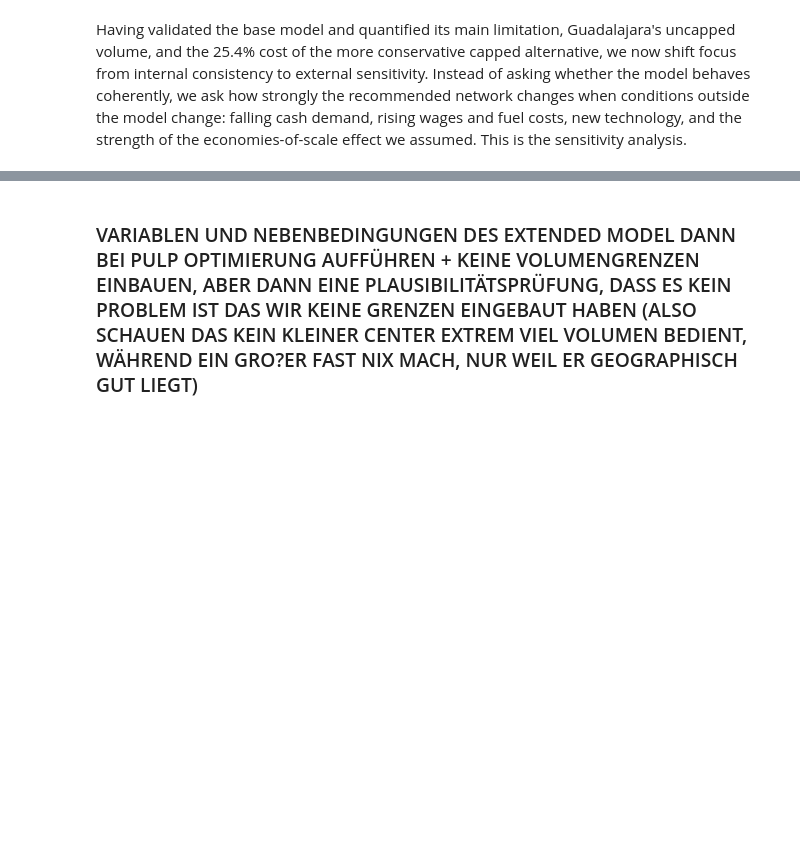
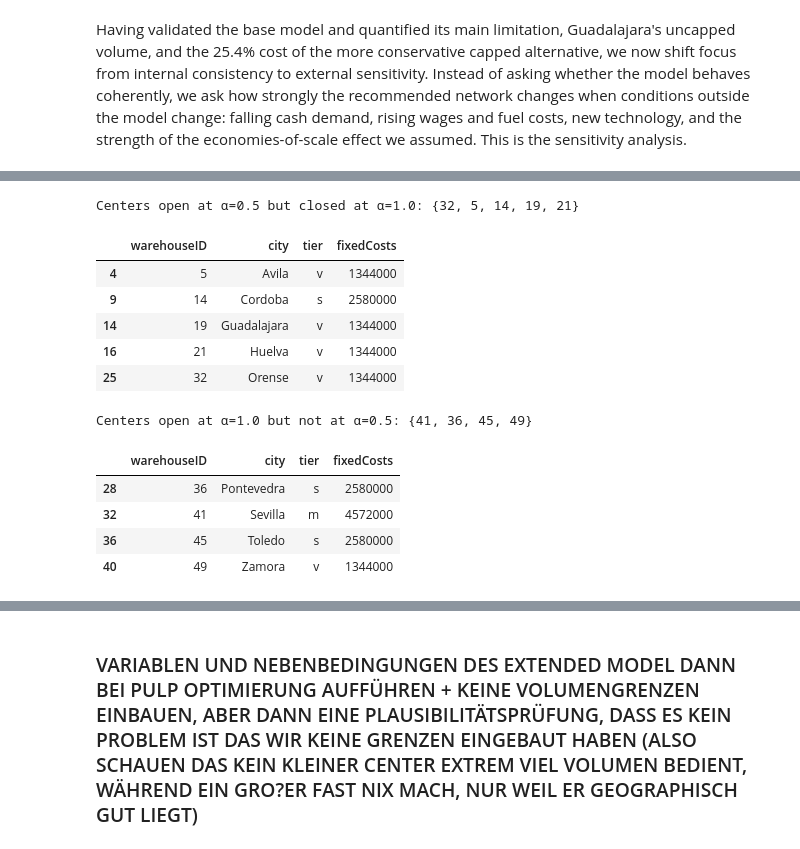
Before and after one commit to TimonLudwig1/case_study_3_d3, a Jupyter notebook: case_study.ipynb, the cells around one changed output, grey strips where cells are left out. Drawn from its saved outputs; the diff is of its cells as text; code cells hidden in the pictures; blank space fills up the shorter version.

```diff
--- a/case_study.ipynb
+++ b/case_study.ipynb
@@ -1271,0 +1334,29 @@ reopen ("close"), and centers whose status depends on the scenario
+# %%
+# Welche Center gehen bei alpha=0.5 vs alpha=1.0 verloren?
+closed_at_high_alpha = set(alpha_results[0.5]["open_centers"]) - set(alpha_results[1.0]["open_centers"])
+print("Centers open at α=0.5 but closed at α=1.0:", closed_at_high_alpha)
+display(warehouses_flat.loc[
+    warehouses_flat["warehouseID"].isin(closed_at_high_alpha),
+    ["warehouseID", "city", "tier", "fixedCosts"]])
+
+opened_at_high_alpha = set(alpha_results[1.0]["open_centers"]) - set(alpha_results[0.5]["open_centers"])
+print("Centers open at α=1.0 but not at α=0.5:", opened_at_high_alpha)
+
+warehouses_flat.loc[
+    warehouses_flat["warehouseID"].isin(opened_at_high_alpha),
+    ["warehouseID", "city", "tier", "fixedCosts"]
+]
+# %% [output]
+Centers open at α=0.5 but closed at α=1.0: {32, 5, 14, 19, 21}
+|  | warehouseID | city | tier | fixedCosts |
+| 4 | 5 | Avila | v | 1344000 |
+| 9 | 14 | Cordoba | s | 2580000 |
+| 14 | 19 | Guadalajara | v | 1344000 |
+| 16 | 21 | Huelva | v | 1344000 |
+| 25 | 32 | Orense | v | 1344000 |
+Centers open at α=1.0 but not at α=0.5: {41, 36, 45, 49}
+|  | warehouseID | city | tier | fixedCosts |
+| 28 | 36 | Pontevedra | s | 2580000 |
+| 32 | 41 | Sevilla | m | 4572000 |
+| 36 | 45 | Toledo | s | 2580000 |
+| 40 | 49 | Zamora | v | 1344000 |
```
Also changed, not shown: parts of 7 cells of this notebook.
